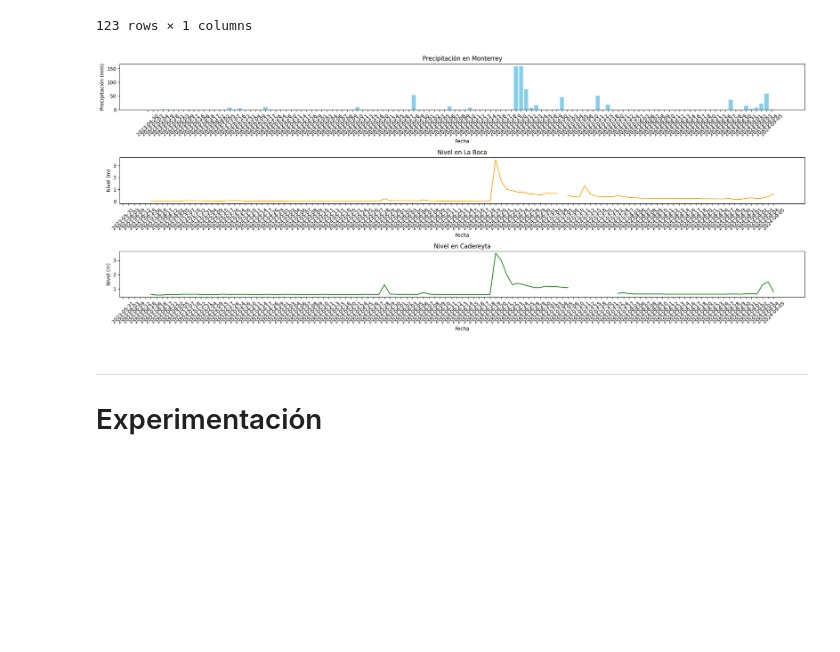
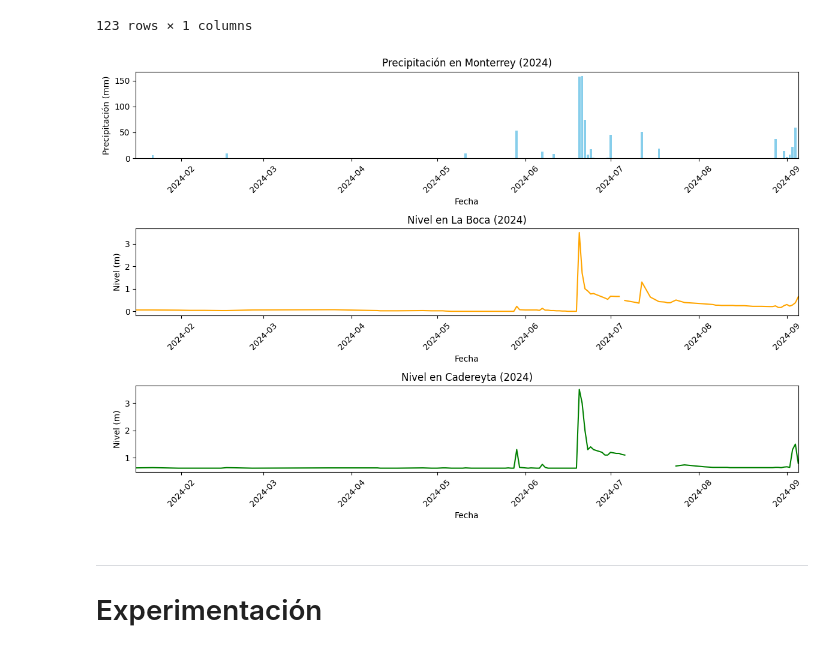
Before and after one commit to danips390/Riesgos_Urbanos_NLP, a Jupyter notebook: Nivel de lluvia/estaciones_hídricas.ipynb, the cells around one changed output. Drawn from its saved outputs; the diff is of its cells as text; code cells hidden in the pictures; blank space fills up the shorter version.

```diff
--- a/Nivel de lluvia/estaciones_hídricas.ipynb
+++ b/Nivel de lluvia/estaciones_hídricas.ipynb
@@ -337,13 +337,10 @@ Se encontraron 123 fechas únicas con tweets.
 | 122 | 2024-02-26 |
 123 rows × 1 columns
 # %%
-import pandas as pd
-import matplotlib.pyplot as plt
-
 def obtener_datos_estaciones_por_fechas(df_hidro_boca, df_hidro_cadereyta, df_clima_mty, df_fechas_tweets):
     """
     Filtra los datos de precipitación y nivel de las estaciones hidrométricas y climatológicas
-    para las fechas en las que se registraron tweets, y devuelve un DataFrame con los datos filtrados.
+    para las fechas en las que se registraron tweets durante el año 2024, y grafica los resultados.
 
     Parámetros:
     -----------
@@ -365,46 +362,65 @@ def obtener_datos_estaciones_por_fechas(df_hidro_boca, df_hidro_cadereyta, df_cl
     for df in [df_hidro_boca, df_hidro_cadereyta, df_clima_mty, df_fechas_tweets]:
         if 'Fecha' in df.columns:
             df['Fecha'] = pd.to_datetime(df['Fecha'], errors='coerce')
 
-    # Extraer solo las fechas únicas de df_fechas_tweets
+    # Extraer solo las fechas únicas de df_fechas_tweets y filtrar para el año 2024
+    df_fechas_tweets = df_fechas_tweets[df_fechas_tweets['Fecha'].dt.year == 2024]
     fechas_unicas = df_fechas_tweets['Fecha'].dt.date.unique()
 
-    # Filtrar datos de las estaciones por las fechas de los tweets
-    df_nivel_boca = df_hidro_boca[df_hidro_boca['Fecha'].dt.date.isin(fechas_unicas)][['Fecha', 'Nivel(m)']]
-    df_nivel_cadereyta = df_hidro_cadereyta[df_hidro_cadereyta['Fecha'].dt.date.isin(fechas_unicas)][['Fecha', 'Nivel(m)']]
-    df_precipitacion_mty = df_clima_mty[df_clima_mty['Fecha'].dt.date.isin(fechas_unicas)][['Fecha', 'Precipitación(mm)']]
+    # Filtrar datos de las estaciones por las fechas de los tweets y solo del año 2024
+    df_nivel_boca = df_hidro_boca[(df_hidro_boca['Fecha'].dt.date.isin(fechas_unicas)) & (df_hidro_boca['Fecha'].dt.year == 2024)][['Fecha', 'Nivel(m)']]
+    df_nivel_cadereyta = df_hidro_cadereyta[(df_hidro_cadereyta['Fecha'].dt.date.isin(fechas_unicas)) & (df_hidro_cadereyta['Fecha'].dt.year == 2024)][['Fecha', 'Nivel(m)']]
+    df_precipitacion_mty = df_clima_mty[(df_clima_mty['Fecha'].dt.date.isin(fechas_unicas)) & (df_clima_mty['Fecha'].dt.year == 2024)][['Fecha', 'Precipitación(mm)']]
+
+    # Asegurarse de que los datos estén ordenados por fecha
+    df_nivel_boca.sort_values(by='Fecha', inplace=True)
+    df_nivel_cadereyta.sort_values(by='Fecha', inplace=True)
+    df_precipitacion_mty.sort_values(by='Fecha', inplace=True)
+
+    # Convertir las fechas a formato datetime.date para usar en los gráficos y en el set_xlim
+    df_nivel_boca['Fecha'] = df_nivel_boca['Fecha'].dt.date
+    df_nivel_cadereyta['Fecha'] = df_nivel_cadereyta['Fecha'].dt.date
+    df_precipitacion_mty['Fecha'] = df_precipitacion_mty['Fecha'].dt.date
+
+    # Obtener la fecha mínima y máxima del rango común dentro del año 2024
+    fecha_min = min(df_nivel_boca['Fecha'].min(), df_nivel_cadereyta['Fecha'].min(), df_precipitacion_mty['Fecha'].min())
+    fecha_max = max(df_nivel_boca['Fecha'].max(), df_nivel_cadereyta['Fecha'].max(), df_precipitacion_mty['Fecha'].max())
 
     # Crear un subplot con 3 filas y 1 columna
-    fig, axs = plt.subplots(3, 1, figsize=(20, 8))
+    fig, axs = plt.subplots(3, 1, figsize=(12, 8))
 
     # Gráfico de Precipitación en Monterrey
-    axs[0].bar(df_precipitacion_mty['Fecha'].dt.strftime('%Y-%m-%d'), df_precipitacion_mty['Precipitación(mm)'], color='skyblue')
-    axs[0].set_title('Precipitación en Monterrey')
+    axs[0].bar(df_precipitacion_mty['Fecha'], df_precipitacion_mty['Precipitación(mm)'], color='skyblue')
+    axs[0].set_title('Precipitación en Monterrey (2024)')
     axs[0].set_xlabel('Fecha')
     axs[0].set_ylabel('Precipitación (mm)')
     axs[0].tick_params(axis='x', rotation=45)
+    axs[0].set_xlim([fecha_min, fecha_max])  # Configurar límite del eje X
 
     # Gráfico de Nivel en la Presa de La Boca
-    axs[1].plot(df_nivel_boca['Fecha'].dt.strftime('%Y-%m-%d'), df_nivel_boca['Nivel(m)'], color='orange')
-    axs[1].set_title('Nivel en La Boca')
+    axs[1].plot(df_nivel_boca['Fecha'], df_nivel_boca['Nivel(m)'], color='orange')
+    axs[1].set_title('Nivel en La Boca (2024)')
     axs[1].set_xlabel('Fecha')
     axs[1].set_ylabel('Nivel (m)')
     axs[1].tick_params(axis='x', rotation=45)
+    axs[1].set_xlim([fecha_min, fecha_max])  # Configurar límite del eje X
 
     # Gráfico de Nivel en Cadereyta
-    axs[2].plot(df_nivel_cadereyta['Fecha'].dt.strftime('%Y-%m-%d'), df_nivel_cadereyta['Nivel(m)'], color='green')
-    axs[2].set_title('Nivel en Cadereyta')
+    axs[2].plot(df_nivel_cadereyta['Fecha'], df_nivel_cadereyta['Nivel(m)'], color='green')
+    axs[2].set_title('Nivel en Cadereyta (2024)')
     axs[2].set_xlabel('Fecha')
     axs[2].set_ylabel('Nivel (m)')
     axs[2].tick_params(axis='x', rotation=45)
+    axs[2].set_xlim([fecha_min, fecha_max])  # Configurar límite del eje X
 
     plt.tight_layout()
     plt.show()
 
+
 # Ejemplo de uso:
 obtener_datos_estaciones_por_fechas(df_hidro_boca, df_hidro_cadereyta, df_clima_mty, df_fechas_tweets)
 # %% [output]
-[figure, old version]
+[figure, new version]
 # %% [markdown]
 ---
 # Experimentación
```
